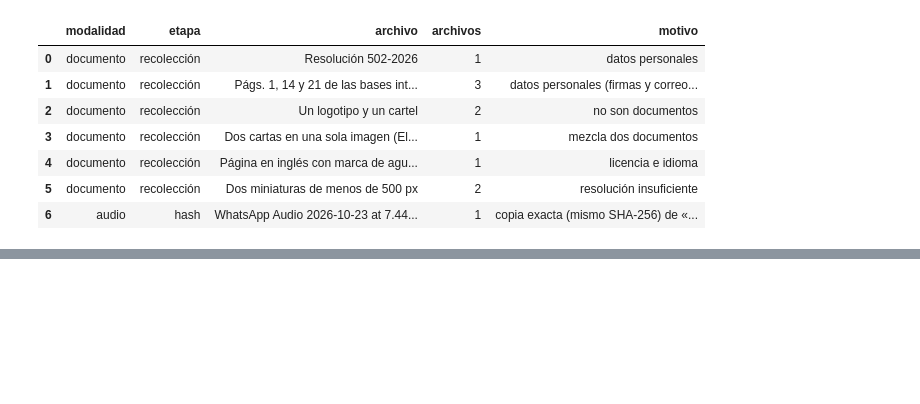
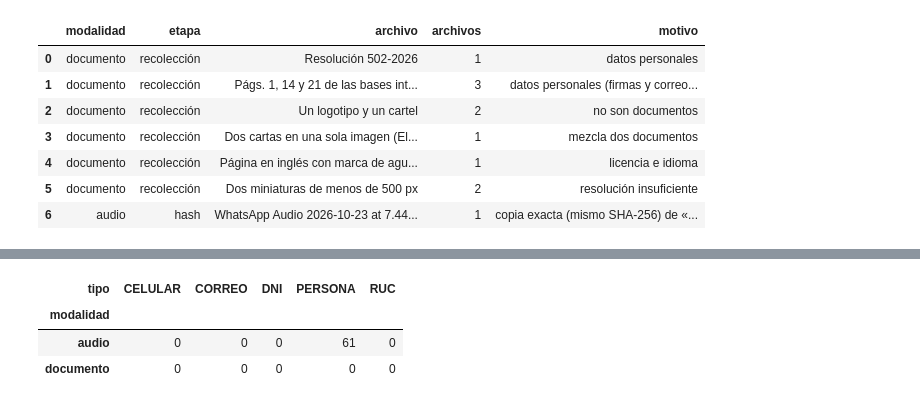
Before and after one commit to IvettexMamani/diplomado-python-2026, a Jupyter notebook: tarea_2/01_extraccion.ipynb, the cells around one changed output, grey strips where cells are left out. Drawn from its saved outputs; the diff is of its cells as text; code cells hidden in the pictures; blank space fills up the shorter version.

```diff
--- a/tarea_2/01_extraccion.ipynb
+++ b/tarea_2/01_extraccion.ipynb
@@ -824,0 +909,77 @@ Descartes: 11 archivos (10 al recolectar y 1 en este notebook)
+# %%
+def seudonimizar(texto, reemplazos, parecido=80):
+    """Cambia nombres por seudónimos aunque el OCR o el ASR los hayan escrito mal (adaptado de voz.py).
+
+    Primero se reemplazan las coincidencias exactas de todos los nombres (sin importar mayúsculas) y
+    después las aproximadas, solo para nombres de 5 letras o más. Así «Elena» recibe su propio
+    seudónimo y no el de «Helena», que se le parece en un 91 %. Devuelve el texto y la lista de
+    palabras reemplazadas. Ningún método automático garantiza el anonimato: el resultado se revisa a mano.
+    """
+    salida, hechos = texto, []
+    for exacto in (True, False):
+        for nombre, seudonimo in reemplazos.items():
+            if not exacto and len(nombre) < 5:
+                continue
+            k = len(nombre.split())
+            palabras = re.findall(r"\w+|\W+", salida)
+            idx = [i for i, p in enumerate(palabras) if re.match(r"\w", p)]
+            cambios, j = [], 0
+            while j <= len(idx) - k:
+                a, b = idx[j], idx[j + k - 1]
+                tramo = "".join(palabras[a:b + 1])
+                if exacto:
+                    coincide = tramo.lower() == nombre.lower()
+                else:
+                    coincide = fuzz.ratio(tramo.lower(), nombre.lower()) >= parecido
+                if coincide:
+                    cambios.append((a, b, tramo))
+                    j += k
+                else:
+                    j += 1
+            for a, b, _ in reversed(cambios):
+                palabras[a:b + 1] = [seudonimo]
+            salida = "".join(palabras)
+            hechos += [(tramo, seudonimo) for _, _, tramo in cambios]
+    return salida, hechos
+
+
+a_reemplazar = revision[revision["decision"] == "reemplazar"]
+personas = a_reemplazar[a_reemplazar["tipo"] == "PERSONA"]
+MANTENER = set(revision.loc[revision["decision"] == "mantener", "entidad"])   # p. ej., correos institucionales
+
+
+def nombres_para(ident):
+    "Nombres cuyo ámbito incluye este archivo; primero los más largos."
+    aplica = personas[[a == "todos" or ident in a.split(";") for a in personas["ambito"]]]
+    return dict(sorted(zip(aplica["entidad"], aplica["seudonimo"]), key=lambda kv: -len(kv[0])))
+
+
+conteo, auditoria = [], []
+
+
+def limpiar(texto, modalidad, ident):
+    for tipo, patron in PATRONES.items():
+        hallados = [m.group() for m in re.finditer(patron, texto) if m.group() not in MANTENER]
+        texto = re.sub(patron, lambda m: m.group() if m.group() in MANTENER else MARCA[tipo], texto)
+        conteo.append((modalidad, ident, tipo, len(hallados)))
+        auditoria.extend((ident, tipo, h, MARCA[tipo]) for h in hallados)
+    texto, hechos = seudonimizar(texto, nombres_para(ident))
+    conteo.append((modalidad, ident, "PERSONA", len(hechos)))
+    auditoria.extend((ident, "PERSONA", h, s) for h, s in hechos)
+    return texto
+
+
+docs["texto_ocr"] = [limpiar(d.texto_ocr_crudo, "documento", d.id) for d in docs.itertuples()]
+segmentos_seudo = {i: t.assign(texto=[limpiar(x, "audio", i) for x in t["texto"]]) for i, t in segmentos.items()
+                   if i in set(audios["id"])}
+reemplazos = pd.DataFrame(conteo, columns=["modalidad", "id", "tipo", "apariciones"])
+pd.DataFrame(auditoria, columns=["id", "tipo", "original", "reemplazo"]).to_csv(SEUDO_DIR / "auditoria.csv", index=False)
+
+# Comprobación: ningún nombre marcado para reemplazar sobrevive en los textos de su ámbito
+publicables = {d.id: d.texto_ocr for d in docs.itertuples()} | {i: "\n".join(t["texto"]) for i, t in segmentos_seudo.items()}
+quedan = [(n, i) for i, t in publicables.items() for n in nombres_para(i) if re.search(rf"\b{re.escape(n)}\b", t, re.I)]
+print(f"Personas seudonimizadas: {personas['seudonimo'].nunique()} (con {len(personas)} variantes de escritura) · "
+      f"otros datos personales: {(a_reemplazar['tipo'] != 'PERSONA').sum()}")
+print(f"Apariciones reemplazadas: {reemplazos['apariciones'].sum()} · nombres que siguen en el texto: {len(quedan)}")
+reemplazos.pivot_table(index="modalidad", columns="tipo", values="apariciones", aggfunc="sum", fill_value=0)
+# %% [output]
@@ -824,0 +988,4 @@ Descartes: 11 archivos (10 al recolectar y 1 en este notebook)
+| tipo | CELULAR | CORREO | DNI | PERSONA | RUC |
+| modalidad |  |  |  |  |  |
+| audio | 0 | 0 | 0 | 61 | 0 |
+| documento | 0 | 0 | 0 | 0 | 0 |
```
Also changed, not shown: parts of 5 cells of this notebook.
